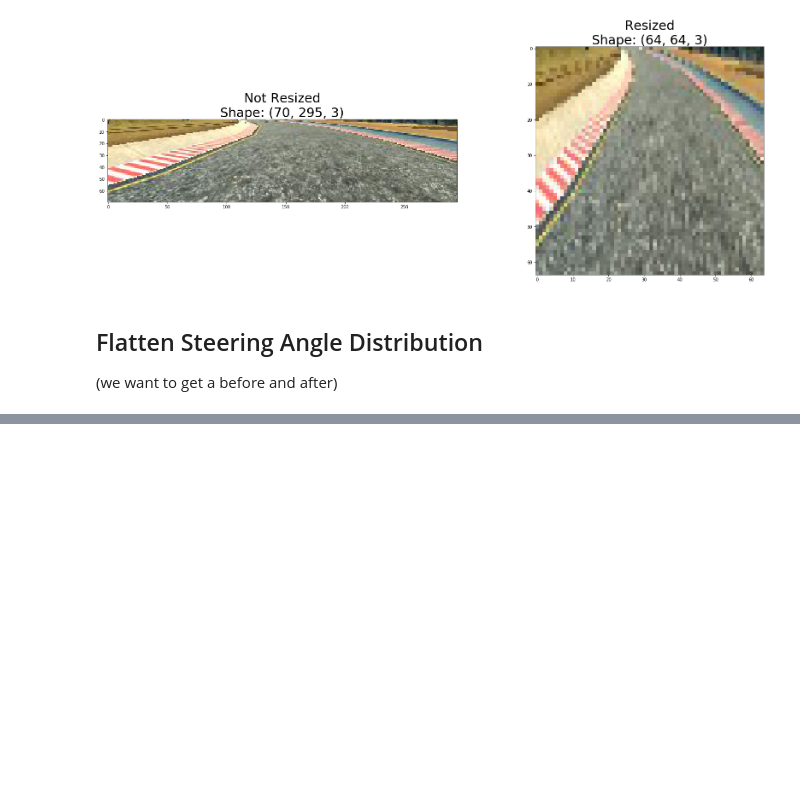
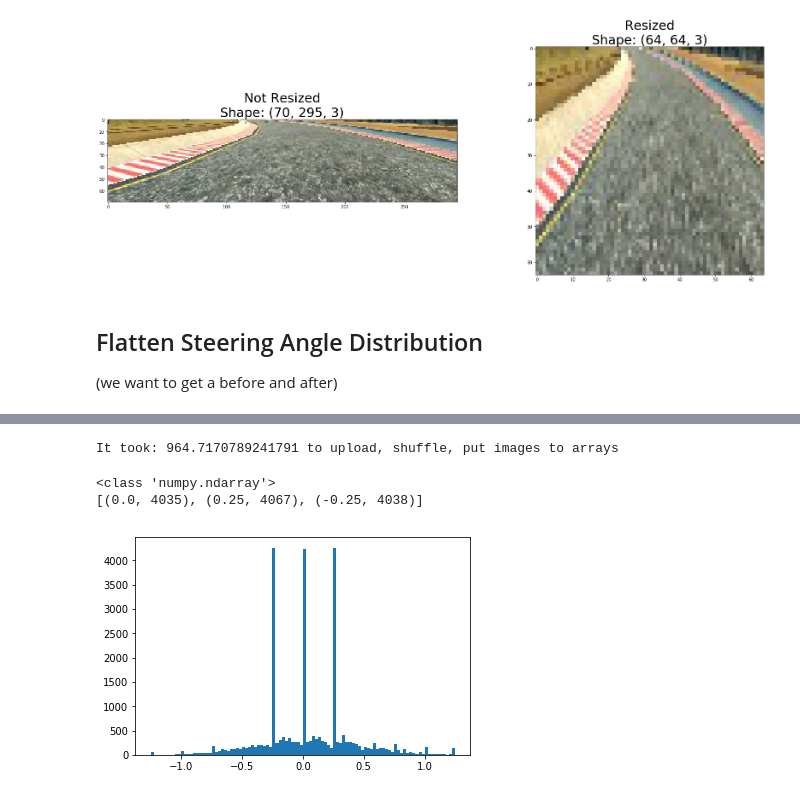
Before and after one commit to leclair-7/CarND-Behavioral-Cloning-P3, a Jupyter notebook: Preprocessing-Concepts.ipynb, the cells around one changed output, grey strips where cells are left out. Cells and saved outputs as stored; diff of their text form; code cells hidden in the pictures; blank space fills up the shorter version.

```diff
--- a/Preprocessing-Concepts.ipynb
+++ b/Preprocessing-Concepts.ipynb
@@ -207,0 +202,77 @@ data_shuffled = shuffle(data)
+# %%
+def load_train_data2(using_custom):
+    fp1 = './data/driving_log.csv'
+    fp2 = './recovery_data/driving_log.csv'
+
+    data = []
+
+    fileToUpload = fp2 if using_custom else fp1
+    with open(fileToUpload) as csvfile:
+        reader = csv.reader(csvfile)
+        for line in reader:
+            data.append(line)
+
+    image_paths = []
+    steering_angles = []
+
+    for img_file_label in data:
+
+        if using_custom:
+            center = img_file_label[0].split('/')[-1]
+            left = img_file_label[1].split('/')[-1]
+            right = img_file_label[2].split('/')[-1]
+        else:
+            center = './data/IMG/'+ img_file_label[0].split('/')[-1]
+            left = './data/IMG/'+ img_file_label[1].split('/')[-1]
+            right = './data/IMG/'+ img_file_label[2].split('/')[-1]
+
+        '''
+        print(center)
+        print(left)
+        print(right)
+        pause = input()
+        '''
+
+        if center == "./data/IMG/center":
+            continue
+
+        center_angle = float(img_file_label[3])
+        left_angle = float(img_file_label[3]) + STEER_CORRECTION
+        right_angle = float(img_file_label[3]) - STEER_CORRECTION
+
+        coinFlip = random.random()
+        if isclose(center_angle, 0.0):
+            PROBABILITY_SKIP_ZERO_STEERING_ANGLE = -1
+
+            if coinFlip > PROBABILITY_SKIP_ZERO_STEERING_ANGLE:
+                image_paths.extend( (center,left, right ) )
+                steering_angles.extend( (center_angle, left_angle, right_angle) )
+        else:
+            image_paths.extend( (center,left, right ) )
+            steering_angles.extend( (center_angle, left_angle, right_angle) )
+
+    image_paths = np.array(image_paths)
+    steering_angles = np.array(steering_angles)
+
+    return image_paths, steering_angles
+
+
+images2, steering_angles2 = load_train_data2(data)
+
+finish = time.time()
+print("It took: {} to upload, shuffle, put images to arrays".format(finish-start))
+# %% [output]
+It took: 964.7170789241791 to upload, shuffle, put images to arrays
+# %%
+plt.hist(steering_angles2, bins=100)
+#plt.hist(steering_angles,bins=100)
+print(type(steering_angles2))
+
+from collections import Counter
+
+angles2 = Counter(steering_angles2)
+print([i for i in list(angles2.items()) if i[1] > 1000 ])
+# %% [output]
+<class 'numpy.ndarray'>
+[(0.0, 4035), (0.25, 4067), (-0.25, 4038)]
+[figure, added]
```
Also changed, not shown: parts of 9 cells of this notebook, 7 other files.
